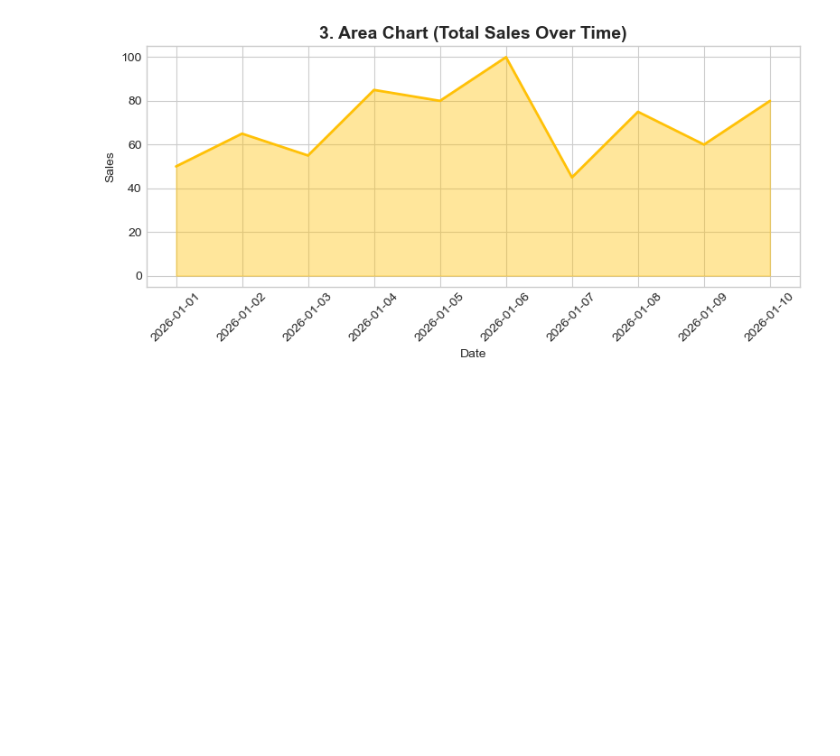
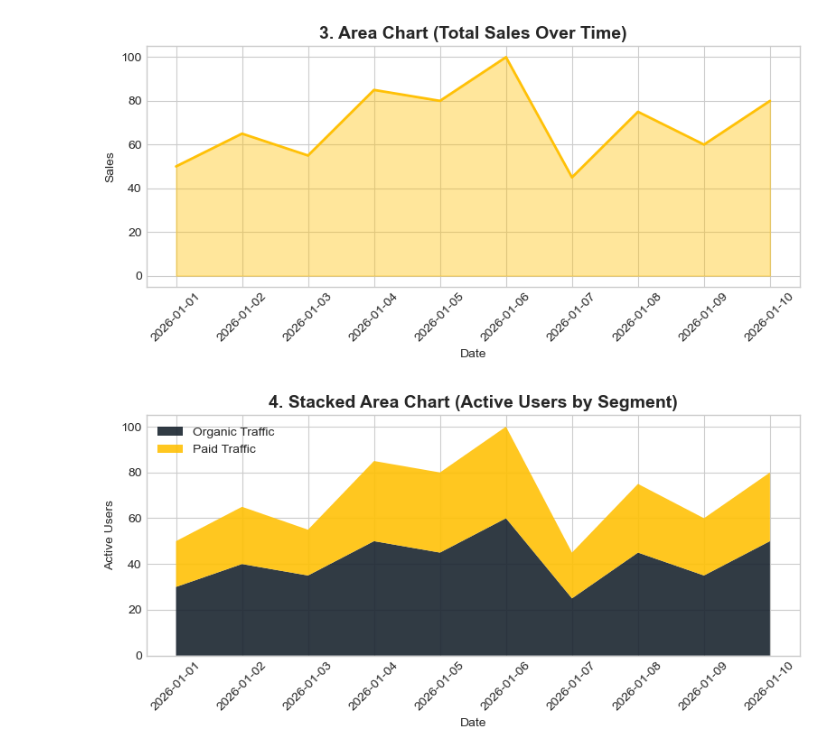
Before and after one commit to Kurodataio/Data_Visualizations, a Jupyter notebook: data_visualizations.ipynb, the cells around one changed output. Saved outputs shown, nothing was run; the diff lists cells and outputs as text; code cells hidden in the pictures; blank space fills up the shorter version.

```diff
--- a/data_visualizations.ipynb
+++ b/data_visualizations.ipynb
@@ -76,3 +76,33 @@ plt.tight_layout()
 plt.show()
 # %% [output]
 [figure]
+# %%
+# -------------------------------------------------------------
+# 4. Stacked Area Chart
+# -------------------------------------------------------------
+plt.figure(figsize=(8, 4))
+# Breakdown subgroups
+y4_organic = [30, 40, 35, 50, 45, 60, 25, 45, 35, 50]
+y4_paid = [20, 25, 20, 35, 35, 40, 20, 30, 25, 30]
+
+plt.stackplot(
+    dates,
+    y4_organic,
+    y4_paid,
+    labels=["Organic Traffic", "Paid Traffic"],
+    colors=["#1a2530", "#ffc107"],
+    alpha=0.9,
+)
+plt.title(
+    "4. Stacked Area Chart (Active Users by Segment)",
+    fontsize=14,
+     fontweight="bold",
+)
+plt.xlabel("Date")
+plt.ylabel("Active Users")
+plt.legend(loc="upper left")
+plt.xticks(rotation=45)
+plt.tight_layout()
+plt.show()
+# %% [output]
+[figure, added]
```
Also changed, not shown: parts of 1 cell of this notebook.
